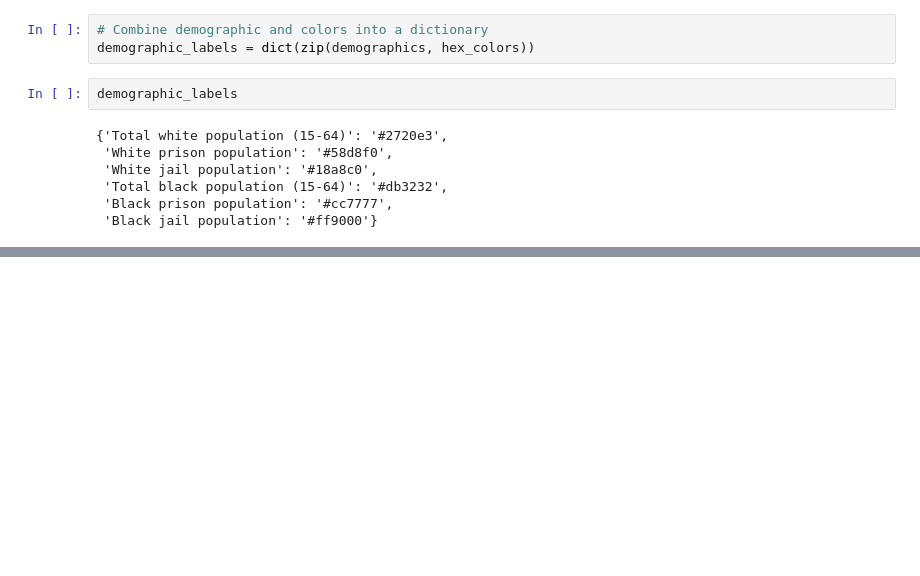
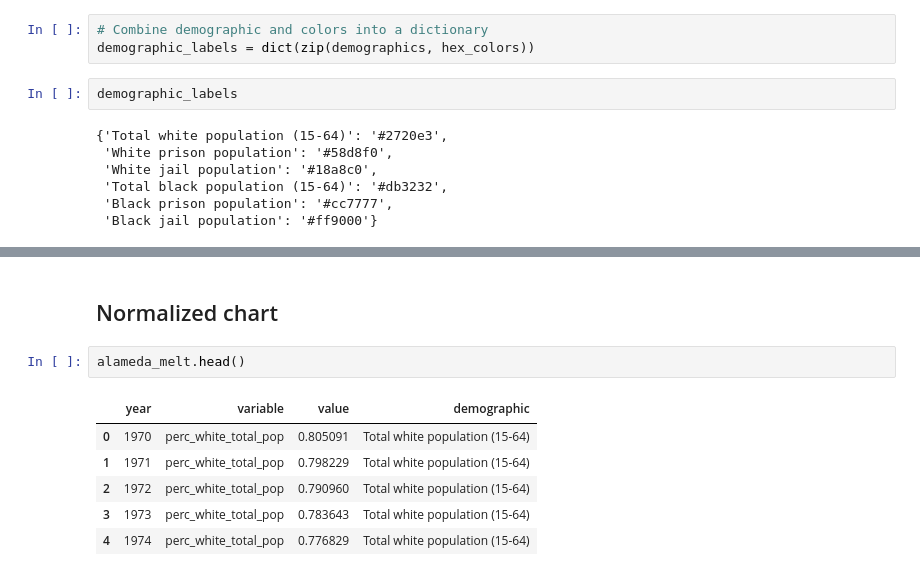
Before and after one commit to corintxt/incarceration-interactive, a Jupyter notebook: data processing.ipynb, the cells around one changed output, grey strips where cells are left out. Drawn from its saved outputs; the diff is of its cells as text; blank space fills up the shorter version.

```diff
--- a/data processing.ipynb
+++ b/data processing.ipynb
@@ -161,0 +162,11 @@ alt.Chart(alameda_melt, height=500).mark_line().encode(
+# %% [markdown]
+## Normalized chart
+# %%
+alameda_melt.head()
+# %% [output]
+|  | year | variable | value | demographic |
+| 0 | 1970 | perc_white_total_pop | 0.805091 | Total white population (15-64) |
+| 1 | 1971 | perc_white_total_pop | 0.798229 | Total white population (15-64) |
+| 2 | 1972 | perc_white_total_pop | 0.790960 | Total white population (15-64) |
+| 3 | 1973 | perc_white_total_pop | 0.783643 | Total white population (15-64) |
+| 4 | 1974 | perc_white_total_pop | 0.776829 | Total white population (15-64) |
```
Also changed, not shown: parts of 2 cells of this notebook, 3 other files.
